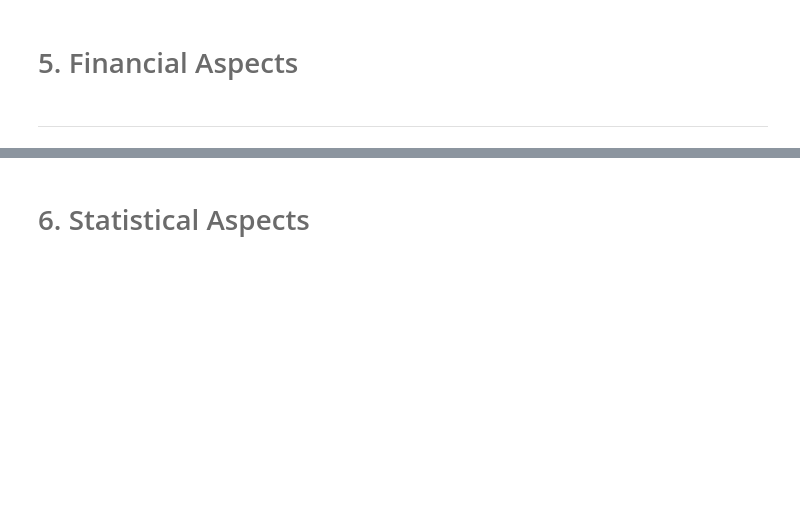
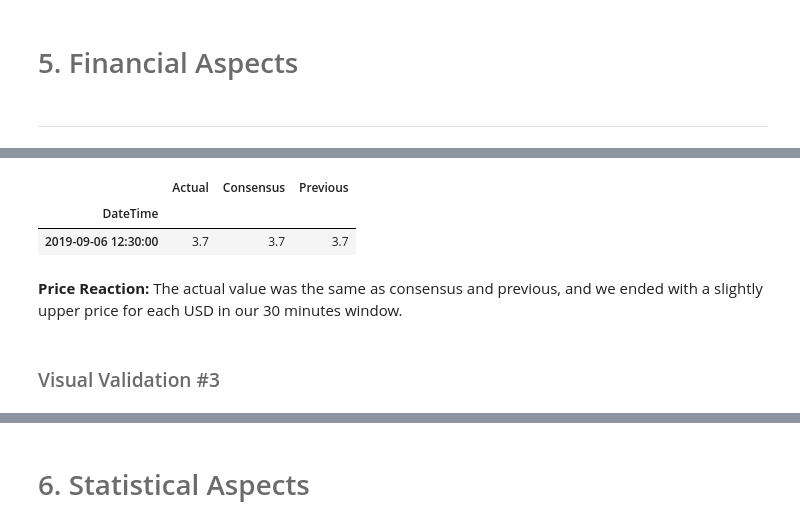
Before and after one commit to HKael/MYST-4, a Jupyter notebook: notebook.ipynb, the cells around one changed output, grey strips where cells are left out. Saved outputs shown, nothing was run; the diff lists cells and outputs as text; code cells hidden in the pictures; blank space fills up the shorter version.

```diff
--- a/notebook.ipynb
+++ b/notebook.ipynb
@@ -82,0 +148,11 @@ The following are the file dependencies that are needed to run this notebook:
+# %%
+mn.indice[mn.escenario2.iloc[0]['time'].strftime('%Y-%m-%d')]
+# %% [output]
+|  | Actual | Consensus | Previous |
+| DateTime |  |  |  |
+| 2019-09-06 12:30:00 | 3.7 | 3.7 | 3.7 |
+# %% [markdown]
+**Price Reaction:**
+The actual value was the same as consensus and previous, and we ended with a slightly upper price for each USD in our 30 minutes window.
+# %% [markdown]
+### <font color= #6B6B6B>Visual Validation #3 </font>
```
Also changed, not shown: parts of 31 cells of this notebook.
